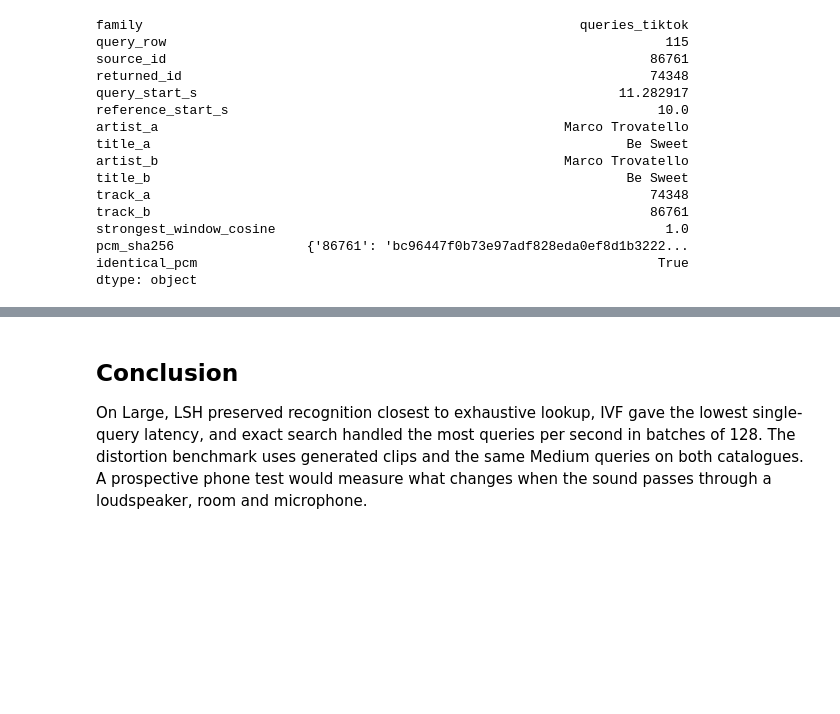
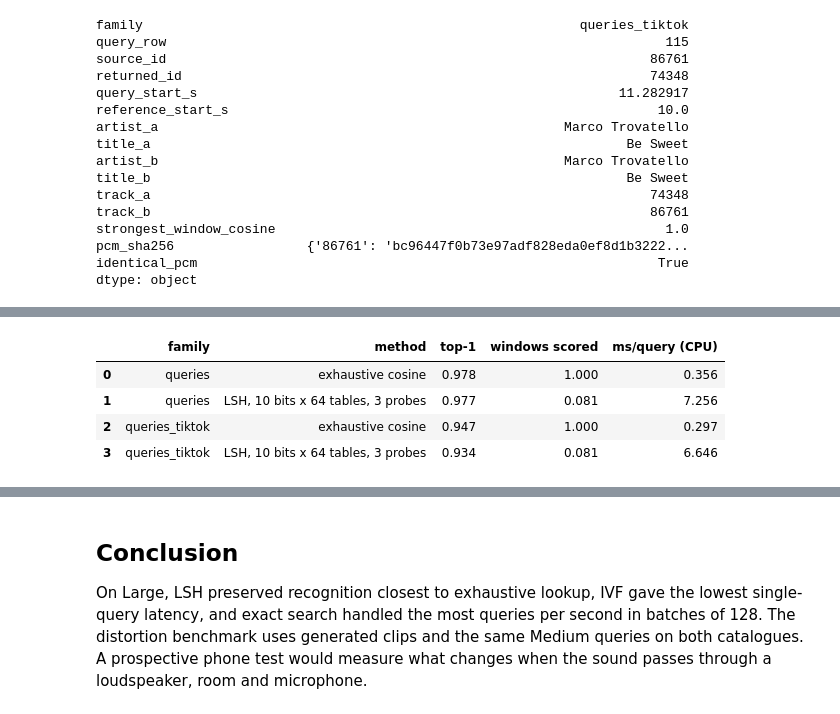
Before and after one commit to FelixPhanofi/02807_computational_tools_ds, a Jupyter notebook: notebooks/report_findings.ipynb, the cells around one changed output, grey strips where cells are left out. Saved outputs shown, nothing was run; the diff lists cells and outputs as text; code cells hidden in the pictures; blank space fills up the shorter version.

```diff
--- a/notebooks/report_findings.ipynb
+++ b/notebooks/report_findings.ipynb
@@ -129,0 +180,18 @@ dtype: object
+# %%
+prefix = 'data/medium/data/processed/fingerprints/'
+
+
+def read_npz(archive, name):
+    return dict(np.load(io.BytesIO(archive.read(prefix + name))))
+
+
+with zipfile.ZipFile(medium_zip) as archive:
+    refs = read_npz(archive, 'references.npz')
+    query_files = {kind: read_npz(archive, f'{kind}.npz') for kind in ['queries', 'queries_tiktok']}
+R, T = refs['vectors'], refs['track_id']
+rng = np.random.default_rng(0)
+sample = {}
+for kind, q in query_files.items():
+    pick = rng.choice(len(q['vectors']), 1000, replace=False)
+    sample[kind] = (q['vectors'][pick], q['track_id'][pick])
+print(f'{len(R):,} reference windows from {len(set(T)):,} tracks; 1,000 sampled queries per family')
@@ -129,0 +203,21 @@ dtype: object
+# %%
+lsh = AngularLSH(R, T, bits=10, tables=64)
+rows = []
+for kind, (Q, truth) in sample.items():
+    start = time.perf_counter()
+    exact, _ = search(R, T, Q)
+    exact_ms = (time.perf_counter() - start) / len(Q) * 1e3
+    start = time.perf_counter()
+    found = lsh.search(Q, probe_budget=3)
+    lsh_ms = (time.perf_counter() - start) / len(Q) * 1e3
+    rows.append({'family': kind, 'method': 'exhaustive cosine', 'top-1': np.mean(exact == truth),
+                 'windows scored': 1.0, 'ms/query (CPU)': exact_ms})
+    rows.append({'family': kind, 'method': 'LSH, 10 bits x 64 tables, 3 probes', 'top-1': np.mean(found.track == truth),
+                 'windows scored': found.candidates.mean() / len(R), 'ms/query (CPU)': lsh_ms})
+pd.DataFrame(rows).round(3)
+# %% [output]
+|  | family | method | top-1 | windows scored | ms/query (CPU) |
+| 0 | queries | exhaustive cosine | 0.978 | 1.000 | 0.356 |
+| 1 | queries | LSH, 10 bits x 64 tables, 3 probes | 0.977 | 0.081 | 7.256 |
+| 2 | queries_tiktok | exhaustive cosine | 0.947 | 1.000 | 0.297 |
+| 3 | queries_tiktok | LSH, 10 bits x 64 tables, 3 probes | 0.934 | 0.081 | 6.646 |
```
Also changed, not shown: parts of 10 cells of this notebook, 3 other files.
